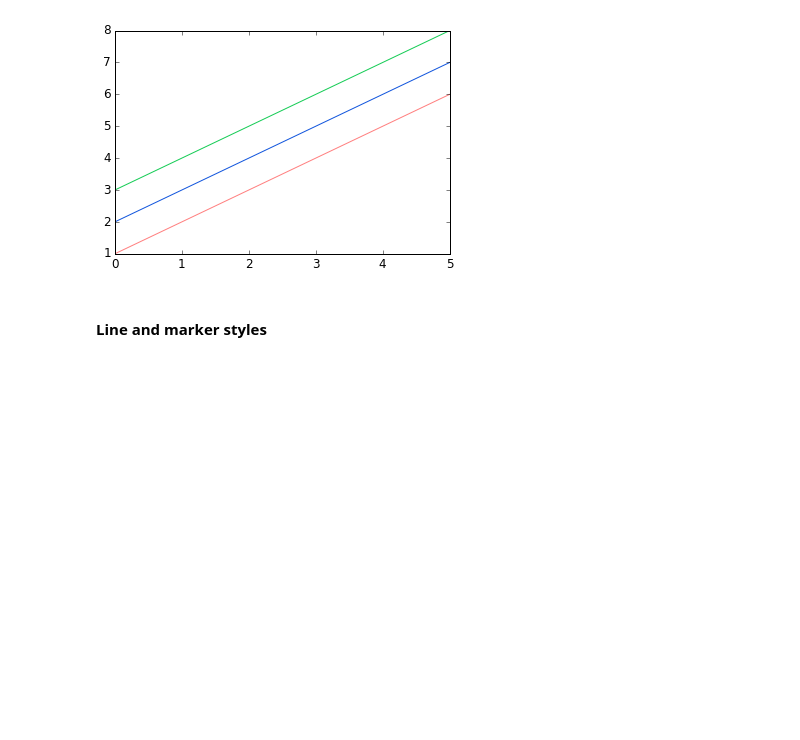
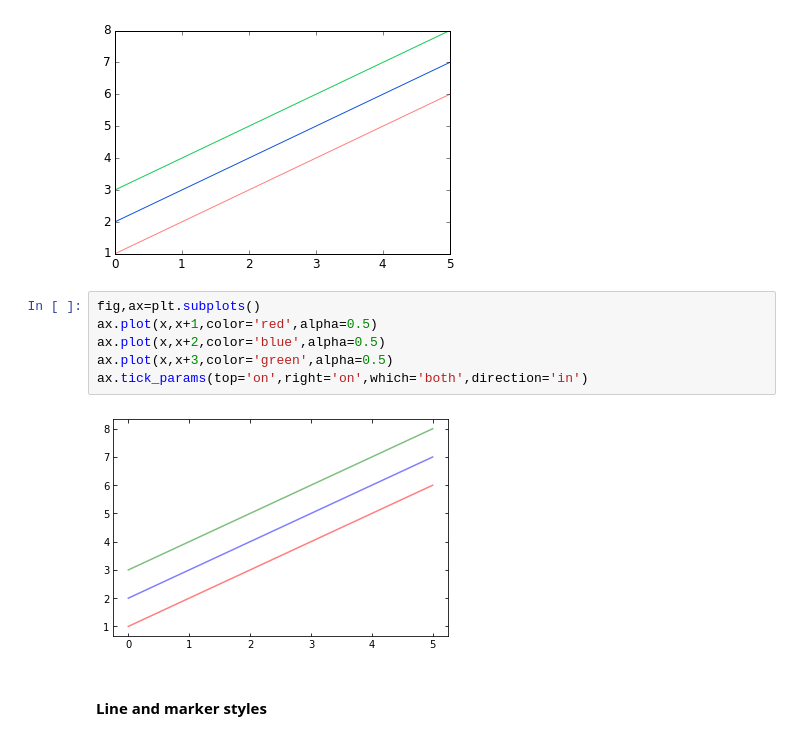
Before and after one commit to jinlin82/2020-python-learning-master, a Jupyter notebook: Week5-Matplotlib/wy/matplotlib_exercises/3-Matplotlib-excercises.ipynb, the cells around one changed output. Cells and saved outputs as stored; diff of their text form; blank space fills up the shorter version.

```diff
--- a/Week5-Matplotlib/wy/matplotlib_exercises/3-Matplotlib-excercises.ipynb
+++ b/Week5-Matplotlib/wy/matplotlib_exercises/3-Matplotlib-excercises.ipynb
@@ -230,6 +255,14 @@ We can also define colors by their names or RGB hex codes and optionally provide
 # %% [output]
 [<matplotlib.lines.Line2D at 0x...>]
 [figure]
+# %%
+fig,ax=plt.subplots()
+ax.plot(x,x+1,color='red',alpha=0.5)
+ax.plot(x,x+2,color='blue',alpha=0.5)
+ax.plot(x,x+3,color='green',alpha=0.5)
+ax.tick_params(top='on',right='on',which='both',direction='in')
+# %% [output]
+[figure, added]
 # %% [markdown]
 #### Line and marker styles
 # %% [markdown]
```
Also changed, not shown: parts of 13 cells of this notebook, 2 other files.
